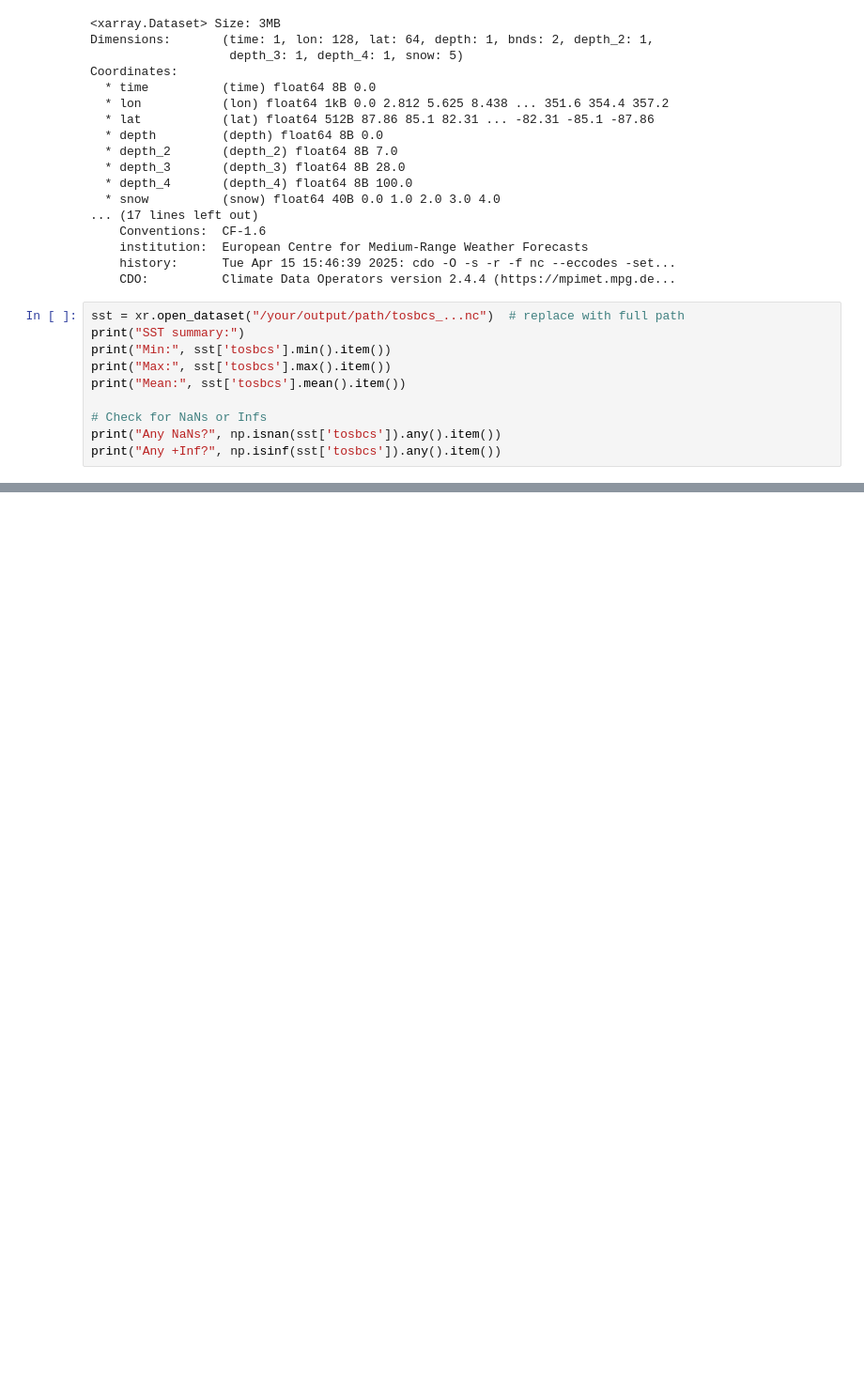
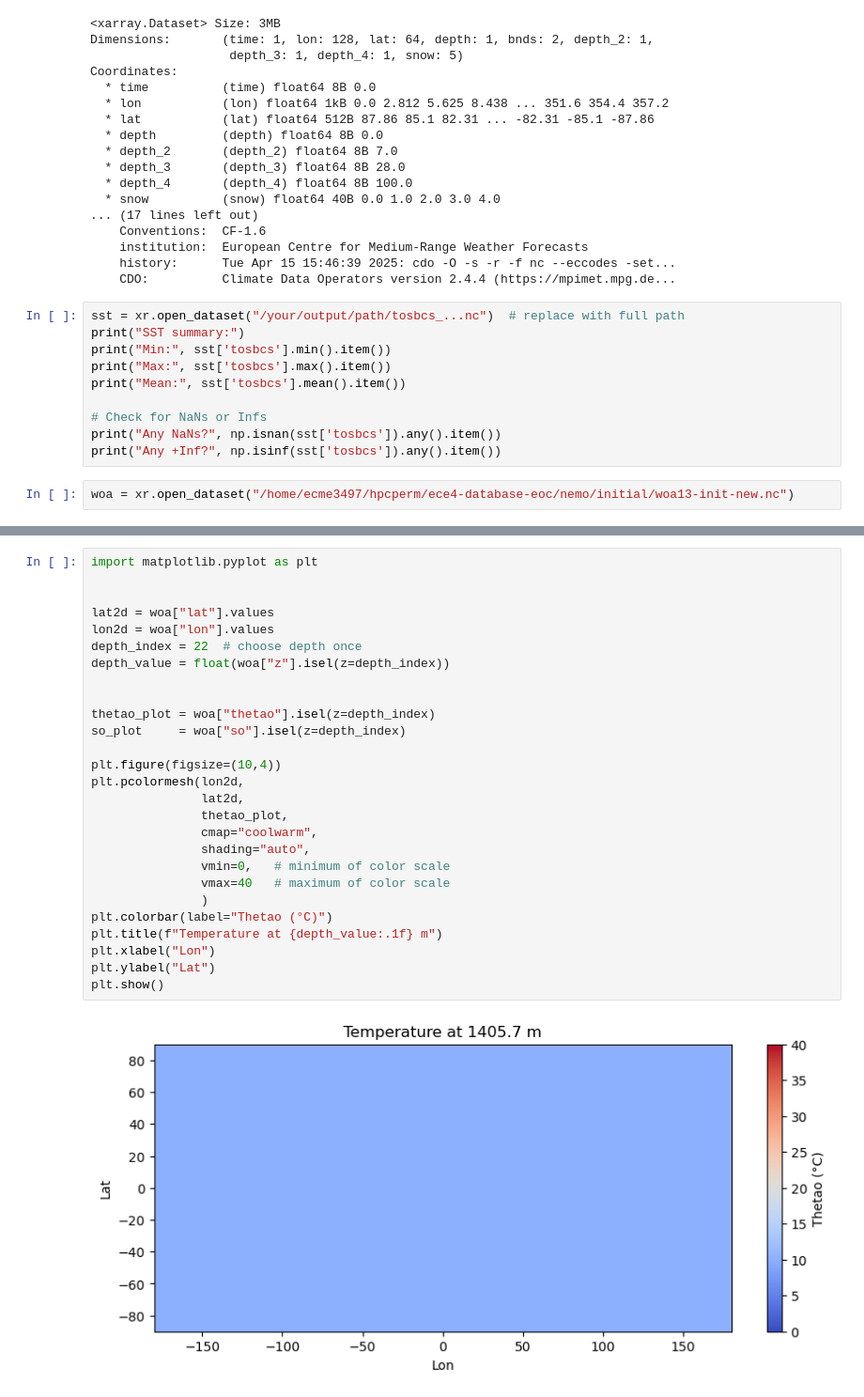
Before and after one commit to asozza/ecearth-quests, a Jupyter notebook: epochal/OIFS/modify_oifs.ipynb, the cells around one changed output, grey strips where cells are left out. Shown at 94% size. Drawn from its saved outputs; the diff is of its cells as text; blank space fills up the shorter version.

Commit message:
added code to modify the woa-levitus file for initial conditions (temperature and salinity)

```diff
--- a/epochal/OIFS/modify_oifs.ipynb
+++ b/epochal/OIFS/modify_oifs.ipynb
@@ -341,3 +347,5 @@ print("Mean:", sst['tosbcs'].mean().item())
 # Check for NaNs or Infs
 print("Any NaNs?", np.isnan(sst['tosbcs']).any().item())
 print("Any +Inf?", np.isinf(sst['tosbcs']).any().item())
+# %%
+woa = xr.open_dataset("/home/ecme3497/hpcperm/ece4-database-eoc/nemo/initial/woa13-init-new.nc")
@@ -343,0 +374,29 @@ print("Any +Inf?", np.isinf(sst['tosbcs']).any().item())
+# %%
+import matplotlib.pyplot as plt
+
+
+lat2d = woa["lat"].values
+lon2d = woa["lon"].values
+depth_index = 22  # choose depth once
+depth_value = float(woa["z"].isel(z=depth_index))
+
+
+thetao_plot = woa["thetao"].isel(z=depth_index)
+so_plot     = woa["so"].isel(z=depth_index)
+
+plt.figure(figsize=(10,4))
+plt.pcolormesh(lon2d,
+               lat2d,
+               thetao_plot,
+               cmap="coolwarm",
+               shading="auto",
+               vmin=0,   # minimum of color scale
+               vmax=40   # maximum of color scale
+               )
+plt.colorbar(label="Thetao (°C)")
+plt.title(f"Temperature at {depth_value:.1f} m")
+plt.xlabel("Lon")
+plt.ylabel("Lat")
+plt.show()
+# %% [output]
+[figure, added]
```
Also changed, not shown: parts of 4 cells of this notebook, 1 other file.
